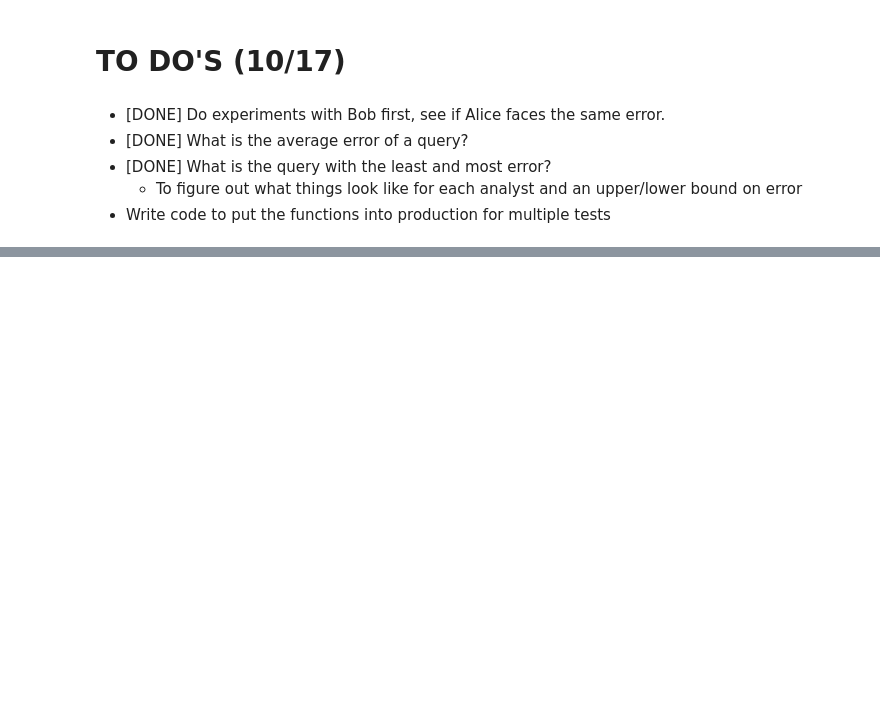
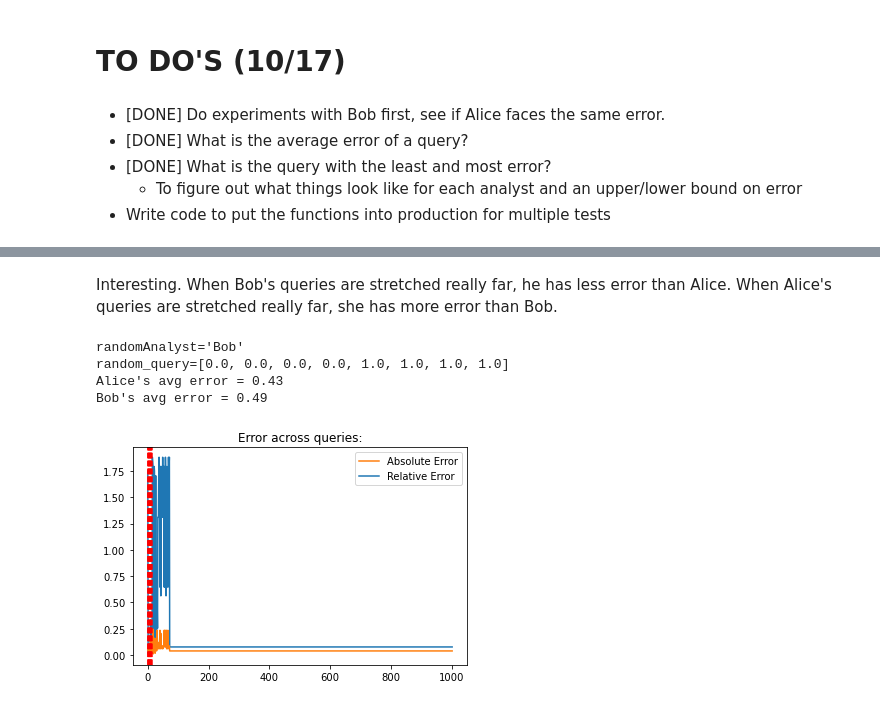
Before and after one commit to yikai-wu/Multi-Analyst-DP, a Jupyter notebook: src/pmw/run_until_failure_pmw2.ipynb, the cells around one changed output, grey strips where cells are left out. Saved outputs shown, nothing was run; the diff lists cells and outputs as text; code cells hidden in the pictures; blank space fills up the shorter version.

```diff
--- a/src/pmw/run_until_failure_pmw2.ipynb
+++ b/src/pmw/run_until_failure_pmw2.ipynb
@@ -526,0 +578,21 @@ Alice asks queries, bob asks queries. After they've asked their 25 each. Flip a
+# %% [markdown]
+Interesting. When Bob's queries are stretched really far, he has less error than Alice. When Alice's queries are stretched really far, she has more error than Bob.
+# %%
+# Scenario 3
+randomAnalyst=analysts[np.random.randint(0, 2)]
+print(f'{randomAnalyst=}')
+print(f'random_query={list(random_query)}')
+s3combined = pmw2(workload=np.vstack((s3alice_q, s3bob_q, np.array([random_query for i in range(930)]))),
+                  x=x_small, eps=2, T=40, k=10,
+                  analyst_labels=['Alice'] * 36 + ['Bob'] * 36 + [randomAnalyst] * 930,
+                  to_return='pd',
+                  show_plot=True, show_messages=False, show_failure_step=False)
+
+print(f"Alice's avg error = {round(s3combined[s3combined.analyst=='Alice'].real_ans.mean(), 2)}")
+print(f"Bob's avg error = {round(s3combined[s3combined.analyst=='Bob'].real_ans.mean(), 2)}")
+# %% [output]
+randomAnalyst='Bob'
+random_query=[0.0, 0.0, 0.0, 0.0, 1.0, 1.0, 1.0, 1.0]
+Alice's avg error = 0.43
+Bob's avg error = 0.49
+[figure, added]
```
Also changed, not shown: parts of 18 cells of this notebook.
